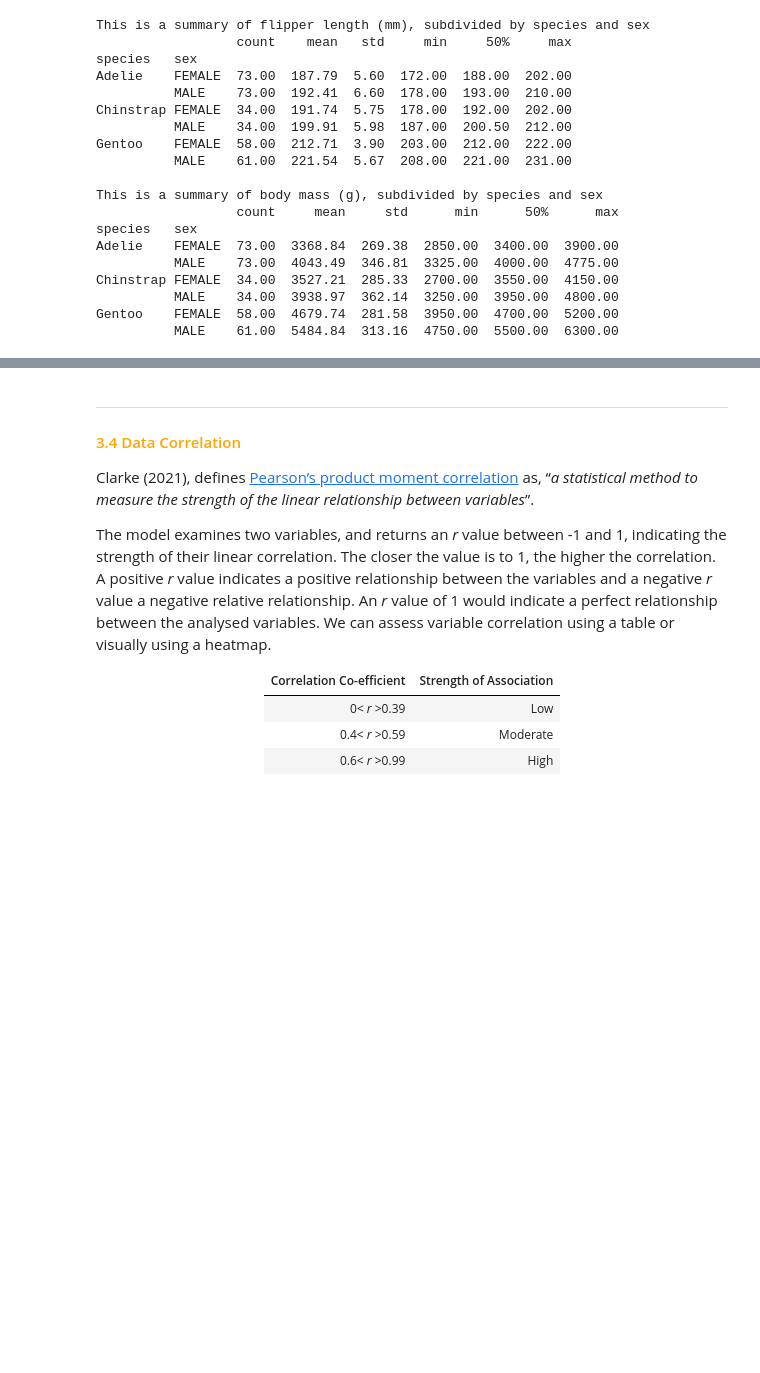
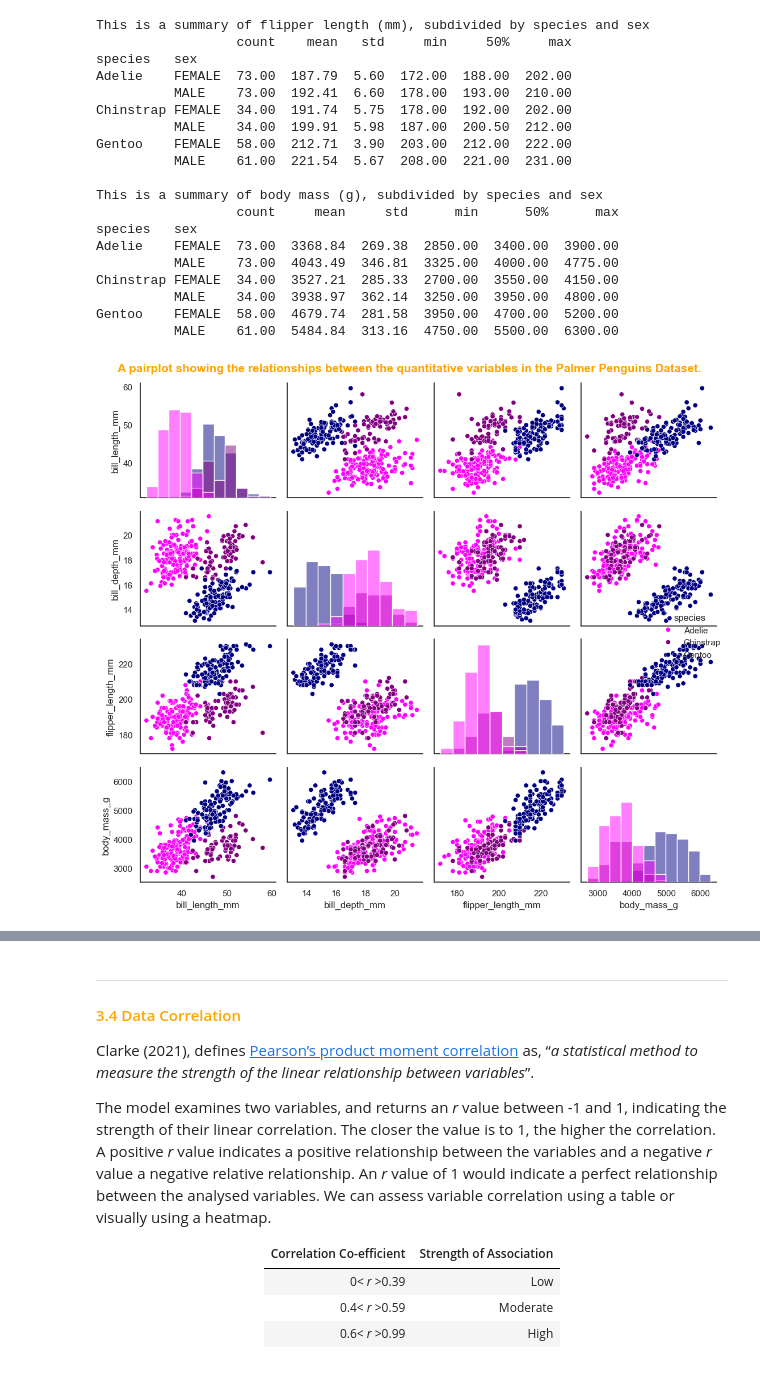
Before and after one commit to Laura6826/PofDA-mywork, a Jupyter notebook: penguins.ipynb, the cells around one changed output, grey strips where cells are left out. Cells and saved outputs as stored; diff of their text form; code cells hidden in the pictures; blank space fills up the shorter version.

```diff
--- a/penguins.ipynb
+++ b/penguins.ipynb
@@ -347,3 +368,13 @@ Chinstrap FEMALE  34.00  3527.21  285.33  2700.00  3550.00  4150.00
           MALE    34.00  3938.97  362.14  3250.00  3950.00  4800.00
 Gentoo    FEMALE  58.00  4679.74  281.58  3950.00  4700.00  5200.00
           MALE    61.00  5484.84  313.16  4750.00  5500.00  6300.00
+# %%
+# Seabord: Pairplot can be used to create a figure containing a histogram for all
+# Reference: <https://seaborn.pydata.org/generated/seaborn.PairGrid.html>
+sns.pairplot(dfcleaned, hue = 'species', diag_kind = 'hist', palette = ['magenta','purple','navy'])
+plt.suptitle('A pairplot showing the relationships between the quantitative variables in the Palmer Penguins Dataset.',
+             fontsize=15,fontweight='bold', color='orange')
+plt.tight_layout()
+plt.show()
+# %% [output]
+[figure, added]
```
Also changed, not shown: parts of 8 cells of this notebook.
